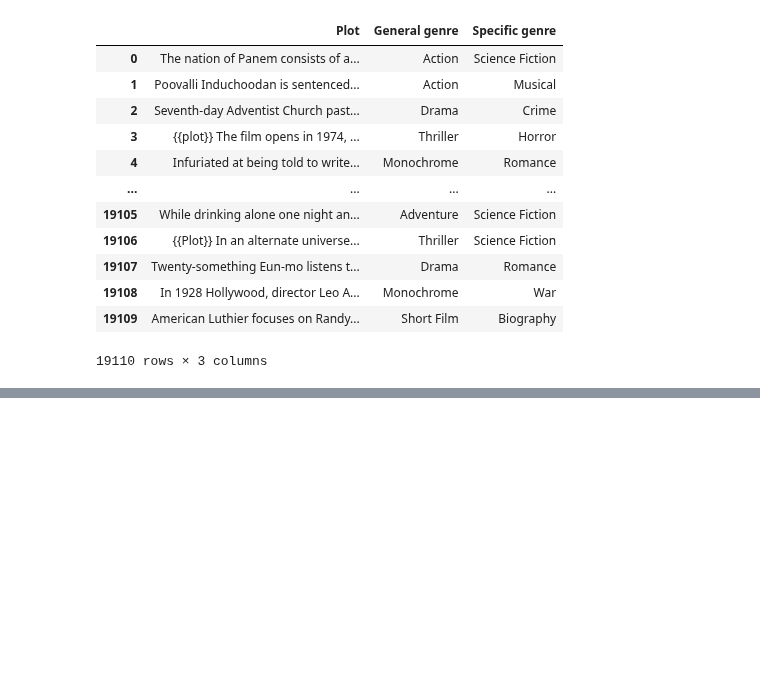
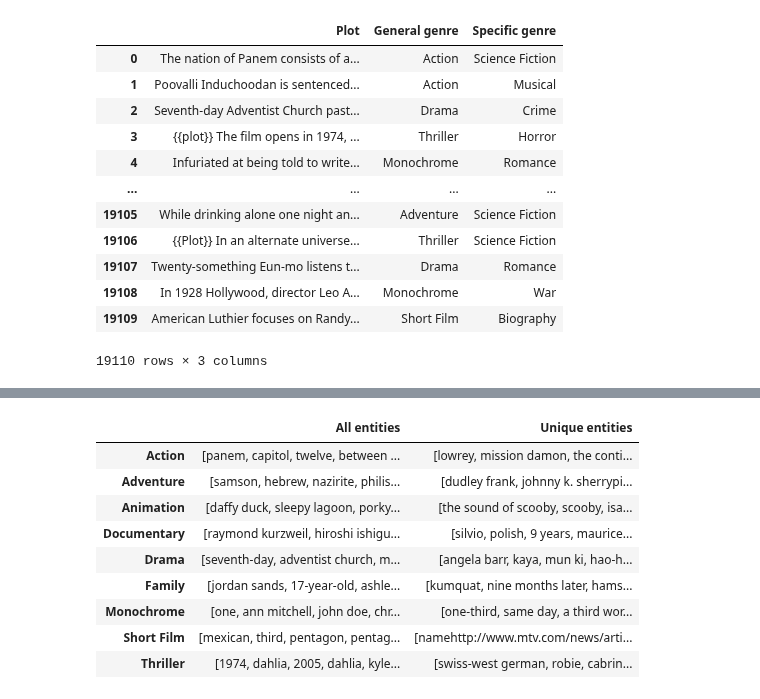
Before and after one commit to xbohdan/movie-genres, a Jupyter notebook: text-analysis/analysis.ipynb, the cells around one changed output, grey strips where cells are left out. Drawn from its saved outputs; the diff is of its cells as text; code cells hidden in the pictures; blank space fills up the shorter version.

```diff
--- a/text-analysis/analysis.ipynb
+++ b/text-analysis/analysis.ipynb
@@ -122,0 +164,14 @@ get_typical_sentence(general_words, "Thriller", 50)
+# %%
+general_entities = create_or_load_entities(dataset, "General genre")
+general_entities
+# %% [output]
+|  | All entities | Unique entities |
+| Action | [panem, capitol, twelve, between ... | [lowrey, mission damon, the conti... |
+| Adventure | [samson, hebrew, nazirite, philis... | [dudley frank, johnny k. sherrypi... |
+| Animation | [daffy duck, sleepy lagoon, porky... | [the sound of scooby, scooby, isa... |
+| Documentary | [raymond kurzweil, hiroshi ishigu... | [silvio, polish, 9 years, maurice... |
+| Drama | [seventh-day, adventist church, m... | [angela barr, kaya, mun ki, hao-h... |
+| Family | [jordan sands, 17-year-old, ashle... | [kumquat, nine months later, hams... |
+| Monochrome | [one, ann mitchell, john doe, chr... | [one-third, same day, a third wor... |
+| Short Film | [mexican, third, pentagon, pentag... | [namehttp://www.mtv.com/news/arti... |
+| Thriller | [1974, dahlia, 2005, dahlia, kyle... | [swiss-west german, robie, cabrin... |
```
Also changed, not shown: parts of 12 cells of this notebook, 2 other files.
